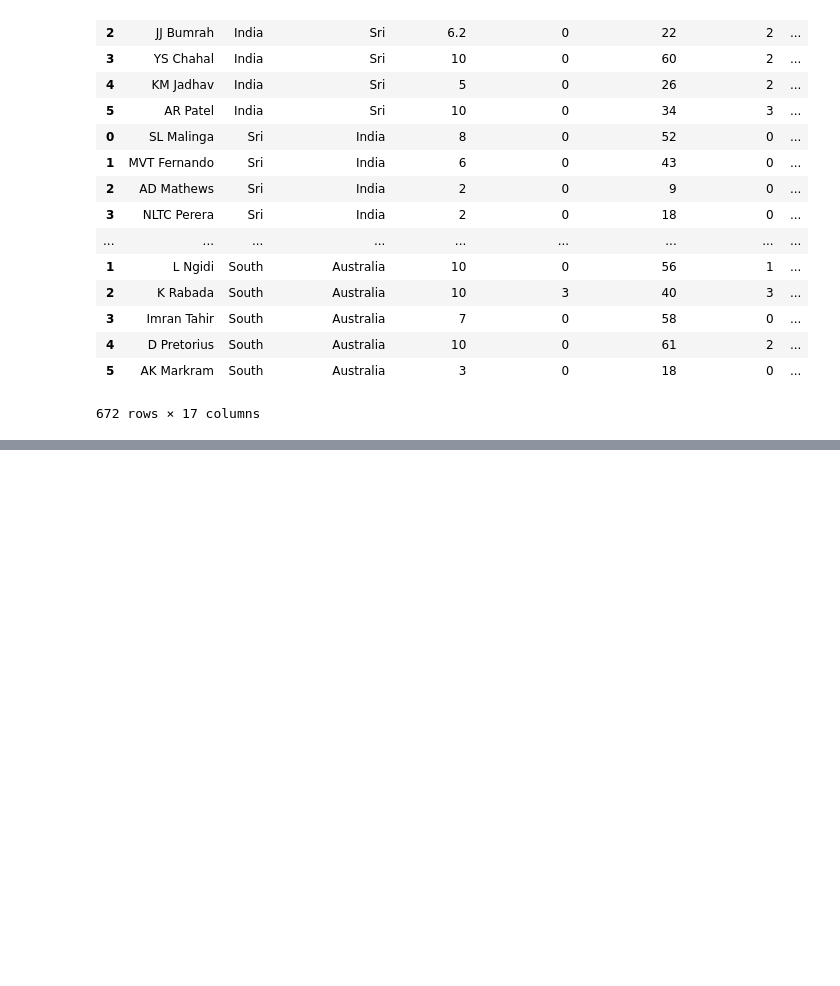
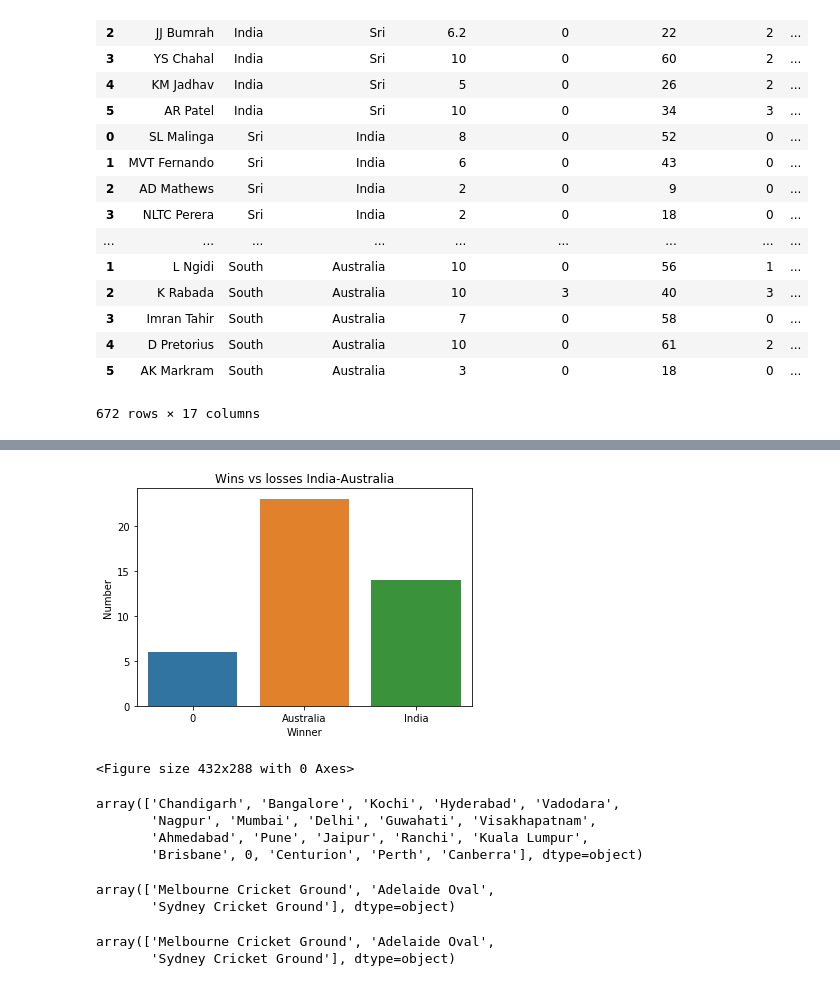
Before and after one commit to rjs417/upGrad-Cricket-Hackhathon, a Jupyter notebook: Cricinfo_scraping.ipynb, the cells around one changed output, grey strips where cells are left out. Drawn from its saved outputs; the diff is of its cells as text; code cells hidden in the pictures; blank space fills up the shorter version.

```diff
--- a/Cricinfo_scraping.ipynb
+++ b/Cricinfo_scraping.ipynb
@@ -117,0 +169,3 @@ To retain the current behavior and silence the warning, pass 'sort=True'.
+# %%
+df = pd.DataFrame(columns=['winner'])
+df['winner'] = Match('1109605').match_winner
@@ -117,0 +202,25 @@ To retain the current behavior and silence the warning, pass 'sort=True'.
+# %%
+def getAllMatchesBetweenTeams(team1,team2,dir=".",save=False):
+
+    # Create the 2 combinations
+    t1 = team1 +'-' + team2 + '*.csv'
+    t2 = team2 + '-' + team1 + '*.csv'
+    path1= os.path.join(dir1,t1)
+    path2 = os.path.join(dir1,t2)
+
+    files = glob.glob(path1) + glob.glob(path2)
+    print(len(files))
+    # Save as CSV only if there are matches between the 2 teams
+    if len(files) !=0:
+        df = pd.DataFrame()
+        for file in files:
+            df1 = pd.read_csv(file)
+            df=pd.concat([df,df1])
+        if save==True:
+            dest= team1 +'-' + team2 + '-allMatches.csv'
+            df.to_csv(dest)
+        else:
+           return(df)
+# %%
+dir1 = 'C:/Users/rbat\Documents/Data Analytics/Hakhathon UpGrad/data_odis_male'
+data_ind_aus = getAllMatchesBetweenTeams("India", "Australia", dir="./data_odis_male/",save=False)
@@ -117,0 +330,2 @@ To retain the current behavior and silence the warning, pass 'sort=True'.
+# %%
+yka.getRuns(data_ind_aus).sort_values('runs', ascending = False)
@@ -117,0 +357,22 @@ To retain the current behavior and silence the warning, pass 'sort=True'.
+# %%
+yka.plotWinLossBetweenTeams(data_ind_aus,"India","Australia")
+# %% [output]
+[figure, added]
+<Figure size 432x288 with 0 Axes>
+# %%
+data_ind_aus.city.unique()
+# %% [output]
+array(['Chandigarh', 'Bangalore', 'Kochi', 'Hyderabad', 'Vadodara',
+       'Nagpur', 'Mumbai', 'Delhi', 'Guwahati', 'Visakhapatnam',
+       'Ahmedabad', 'Pune', 'Jaipur', 'Ranchi', 'Kuala Lumpur',
+       'Brisbane', 0, 'Centurion', 'Perth', 'Canberra'], dtype=object)
+# %%
+data_ind_aus[data_ind_aus.city == 0].venue.unique()
+# %% [output]
+array(['Melbourne Cricket Ground', 'Adelaide Oval',
+       'Sydney Cricket Ground'], dtype=object)
+# %%
+data_ind_aus[data_ind_aus.city == 0].venue.unique()
+# %% [output]
+array(['Melbourne Cricket Ground', 'Adelaide Oval',
+       'Sydney Cricket Ground'], dtype=object)
```
Also changed, not shown: parts of 45 cells of this notebook, 5 other files.
